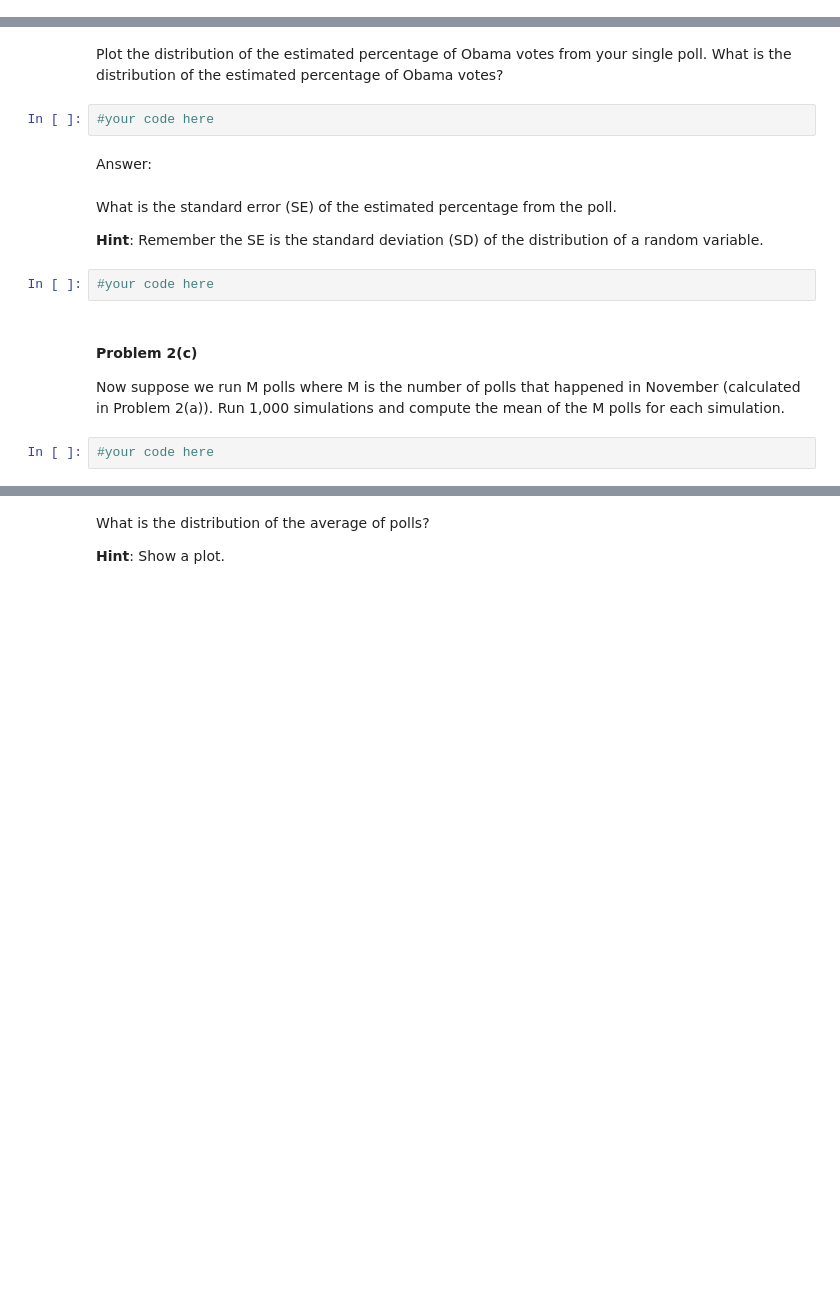
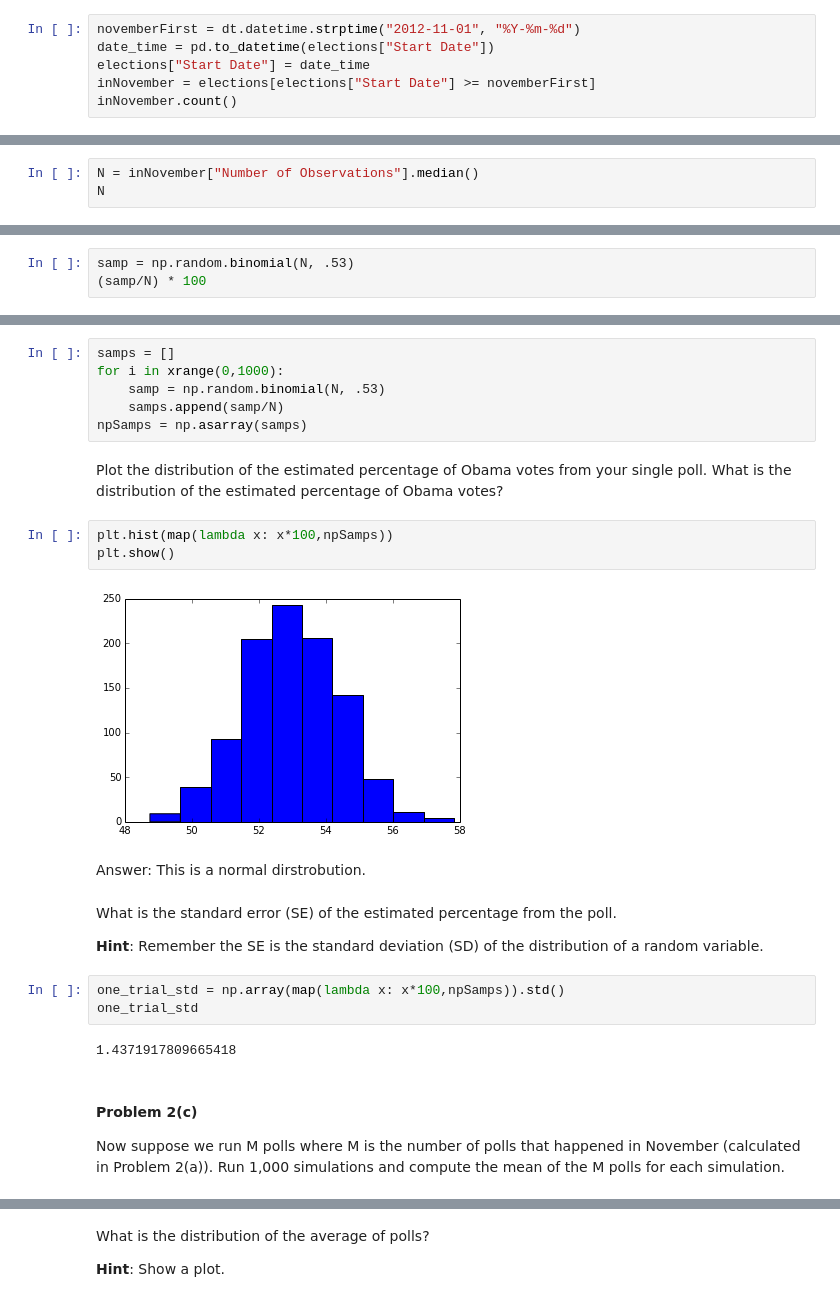
Before and after one commit to userfog/2014, a Jupyter notebook: homework/hw2/HW2.ipynb, the cells around one changed output, grey strips where cells are left out. Cells and saved outputs as stored; diff of their text form; blank space fills up the shorter version.

```diff
--- a/homework/hw2/HW2.ipynb
+++ b/homework/hw2/HW2.ipynb
@@ -160,0 +286,6 @@ How many polls were conducted in November? Define this number as M.
+# %%
+novemberFirst = dt.datetime.strptime("2012-11-01", "%Y-%m-%d")
+date_time = pd.to_datetime(elections["Start Date"])
+elections["Start Date"] = date_time
+inNovember = elections[elections["Start Date"] >= novemberFirst]
+inNovember.count()
@@ -166,0 +311,3 @@ What was the median of the number of observations in the November polls? Define
+# %%
+N = inNovember["Number of Observations"].median()
+N
@@ -176,0 +324,3 @@ Using the median sample size $N$ from Problem 1(a), simulate a the results from
+# %%
+samp = np.random.binomial(N, .53)
+(samp/N) * 100
@@ -183,18 +333,28 @@ Now, perform a Monte Carlo simulation to obtain the estimated percentage of Obam
+# %%
+samps = []
+for i in xrange(0,1000):
+    samp = np.random.binomial(N, .53)
+    samps.append(samp/N)
+npSamps = np.asarray(samps)
 # %% [markdown]
 Plot the distribution of the estimated percentage of Obama votes from your single poll. What is the distribution of the estimated percentage of Obama votes?
-# %%
-#your code here
-# %% [markdown]
-Answer:
+# %%
+plt.hist(map(lambda x: x*100,npSamps))
+plt.show()
+# %% [output]
+[figure, added]
+# %% [markdown]
+Answer: This is a normal dirstrobution.
 # %% [markdown]
 What is the standard error (SE) of the estimated percentage from the poll.
 
 **Hint**: Remember the SE is the standard deviation (SD) of the distribution of a random variable.
-# %%
-#your code here
+# %%
+one_trial_std = np.array(map(lambda x: x*100,npSamps)).std()
+one_trial_std
+# %% [output]
+1.4371917809665418
 # %% [markdown]
 #### Problem 2(c)
 
 Now suppose we run M polls where M is the number of polls that happened in November (calculated in Problem 2(a)). Run 1,000 simulations and compute the mean of the M polls for each simulation.
-# %%
-#your code here
```
Also changed, not shown: parts of 77 cells of this notebook, 2 other files.
